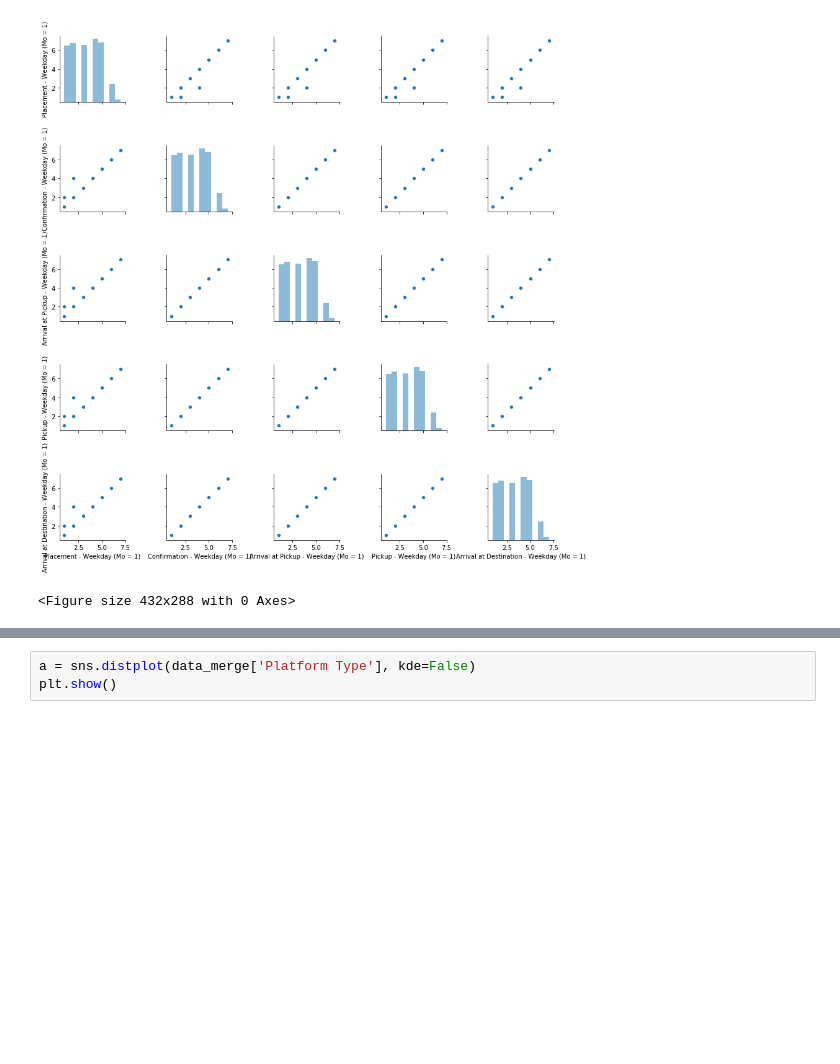
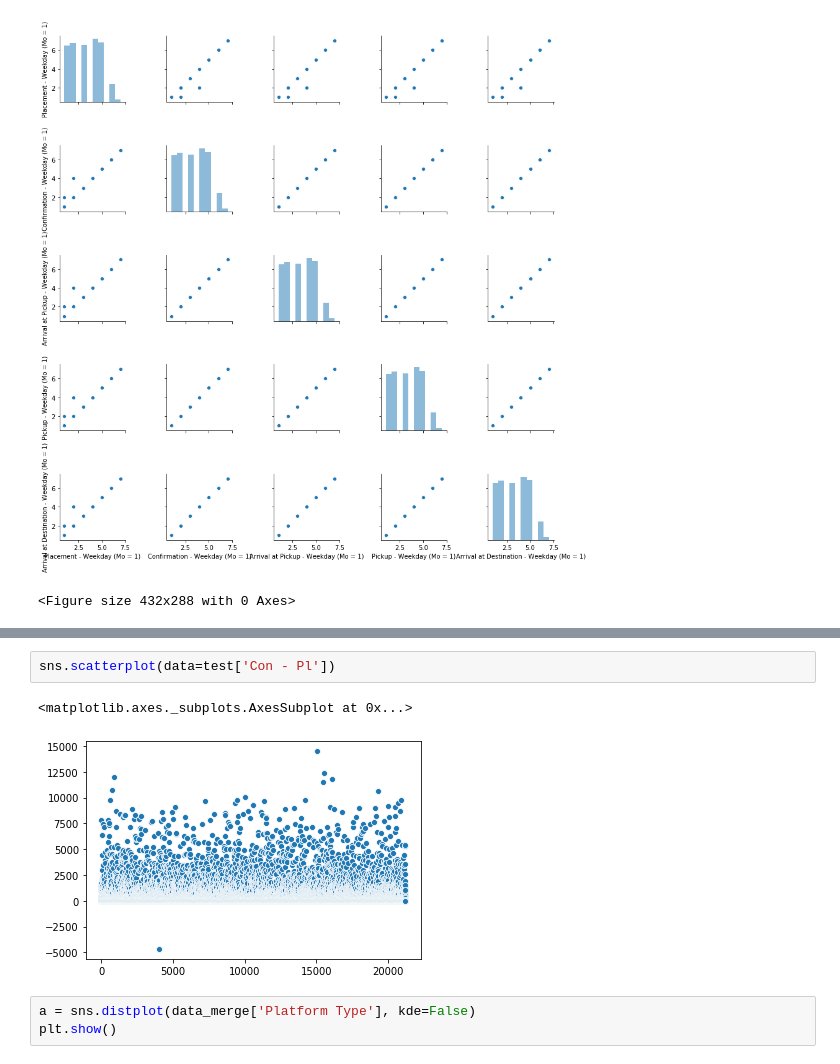
Before and after one commit to itumelengbohlale/regression_predict, a Jupyter notebook: data_preprocessing.ipynb, the cells around one changed output, grey strips where cells are left out. Drawn from its saved outputs; the diff is of its cells as text; blank space fills up the shorter version.

```diff
--- a/data_preprocessing.ipynb
+++ b/data_preprocessing.ipynb
@@ -148,3 +250,8 @@ plt.clf()
+# %%
+sns.scatterplot(data=test['Con - Pl'])
+# %% [output]
+<matplotlib.axes._subplots.AxesSubplot at 0x...>
+[figure, added]
 # %%
 a = sns.distplot(data_merge['Platform Type'], kde=False)
 plt.show()
```
Also changed, not shown: parts of 24 cells of this notebook, 1 other file.
